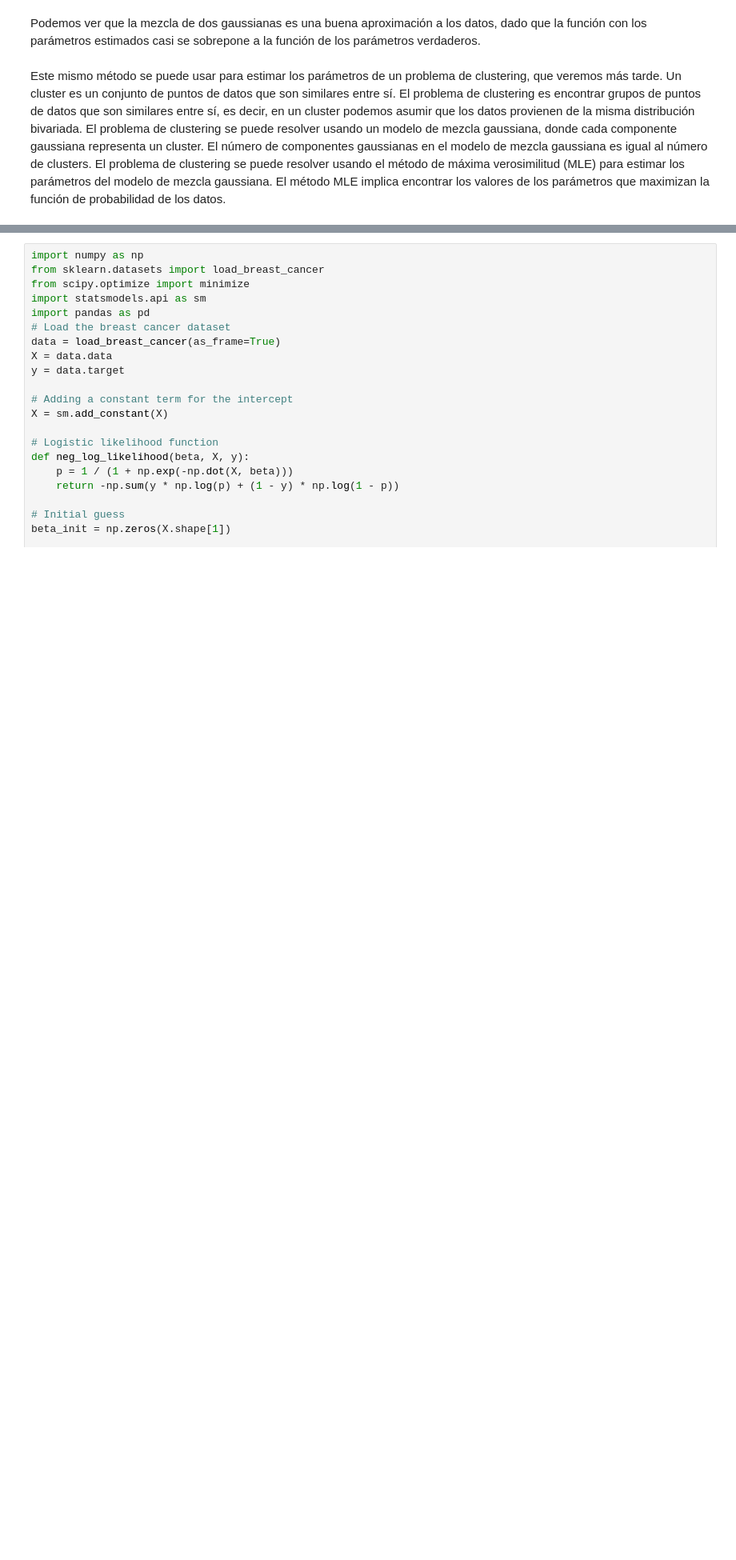
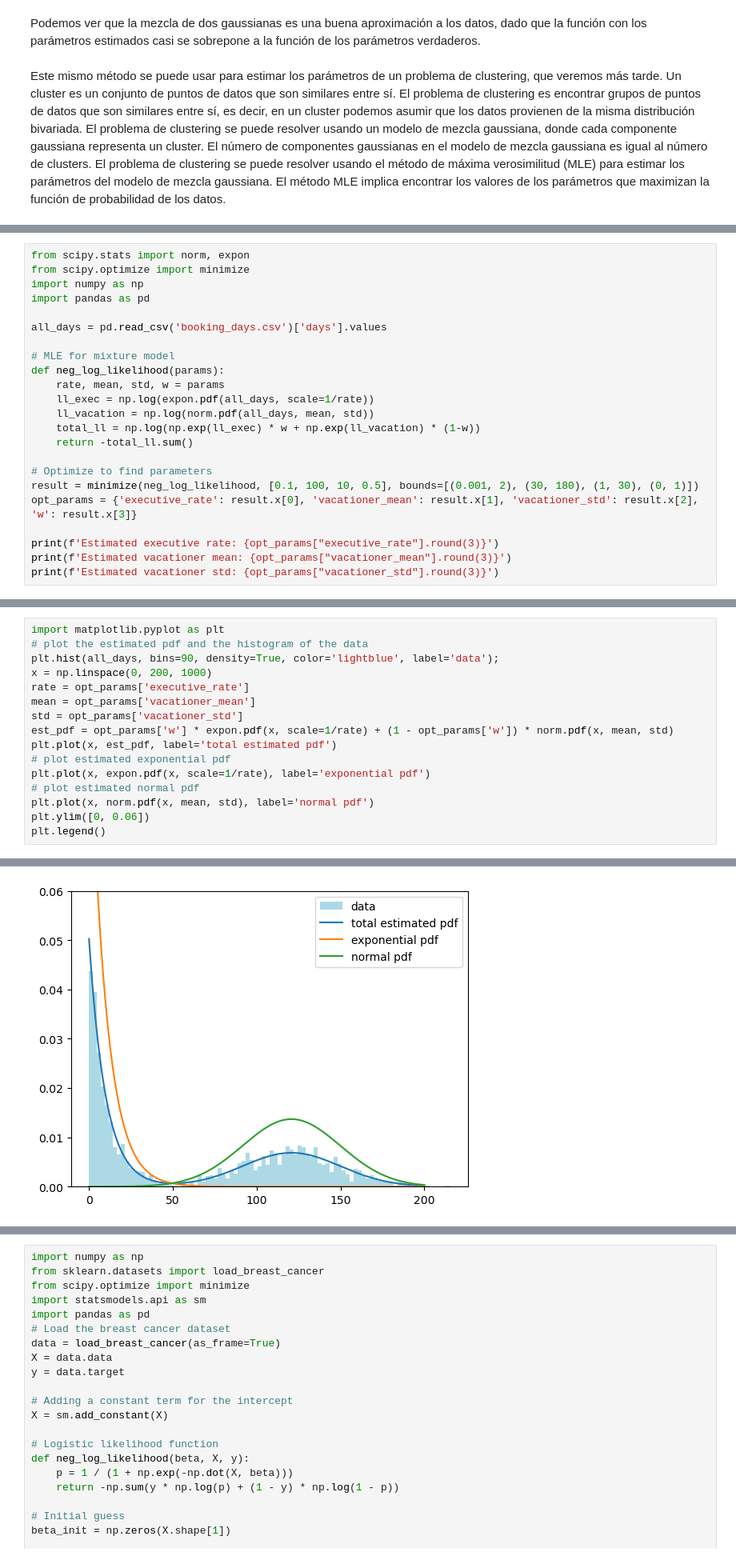
Before and after one commit to jealcalat/AEM-ITESO, a Jupyter notebook: tema_3/3.1_funcion_verosimilitud_Vpython.ipynb, the cells around one changed output, grey strips where cells are left out. Shown at 80% size. Saved outputs shown, nothing was run; the diff lists cells and outputs as text; blank space fills up the shorter version.

```diff
--- a/tema_3/3.1_funcion_verosimilitud_Vpython.ipynb
+++ b/tema_3/3.1_funcion_verosimilitud_Vpython.ipynb
@@ -740,0 +798,23 @@ Este mismo método se puede usar para estimar los parámetros de un problema de
+# %%
+from scipy.stats import norm, expon
+from scipy.optimize import minimize
+import numpy as np
+import pandas as pd
+
+all_days = pd.read_csv('booking_days.csv')['days'].values
+
+# MLE for mixture model
+def neg_log_likelihood(params):
+    rate, mean, std, w = params
+    ll_exec = np.log(expon.pdf(all_days, scale=1/rate))
+    ll_vacation = np.log(norm.pdf(all_days, mean, std))
+    total_ll = np.log(np.exp(ll_exec) * w + np.exp(ll_vacation) * (1-w))
+    return -total_ll.sum()
+
+# Optimize to find parameters
+result = minimize(neg_log_likelihood, [0.1, 100, 10, 0.5], bounds=[(0.001, 2), (30, 180), (1, 30), (0, 1)])
+opt_params = {'executive_rate': result.x[0], 'vacationer_mean': result.x[1], 'vacationer_std': result.x[2], 'w': result.x[3]}
+
+print(f'Estimated executive rate: {opt_params["executive_rate"].round(3)}')
+print(f'Estimated vacationer mean: {opt_params["vacationer_mean"].round(3)}')
+print(f'Estimated vacationer std: {opt_params["vacationer_std"].round(3)}')
@@ -740,0 +825,17 @@ Este mismo método se puede usar para estimar los parámetros de un problema de
+# %%
+import matplotlib.pyplot as plt
+# plot the estimated pdf and the histogram of the data
+plt.hist(all_days, bins=90, density=True, color='lightblue', label='data');
+x = np.linspace(0, 200, 1000)
+rate = opt_params['executive_rate']
+mean = opt_params['vacationer_mean']
+std = opt_params['vacationer_std']
+est_pdf = opt_params['w'] * expon.pdf(x, scale=1/rate) + (1 - opt_params['w']) * norm.pdf(x, mean, std)
+plt.plot(x, est_pdf, label='total estimated pdf')
+# plot estimated exponential pdf
+plt.plot(x, expon.pdf(x, scale=1/rate), label='exponential pdf')
+# plot estimated normal pdf
+plt.plot(x, norm.pdf(x, mean, std), label='normal pdf')
+plt.ylim([0, 0.06])
+plt.legend()
+# %% [output]
@@ -741 +843,2 @@ Este mismo método se puede usar para estimar los parámetros de un problema de
+[figure, added]
 # %%
```
Also changed, not shown: parts of 8 cells of this notebook, 2 other files.
